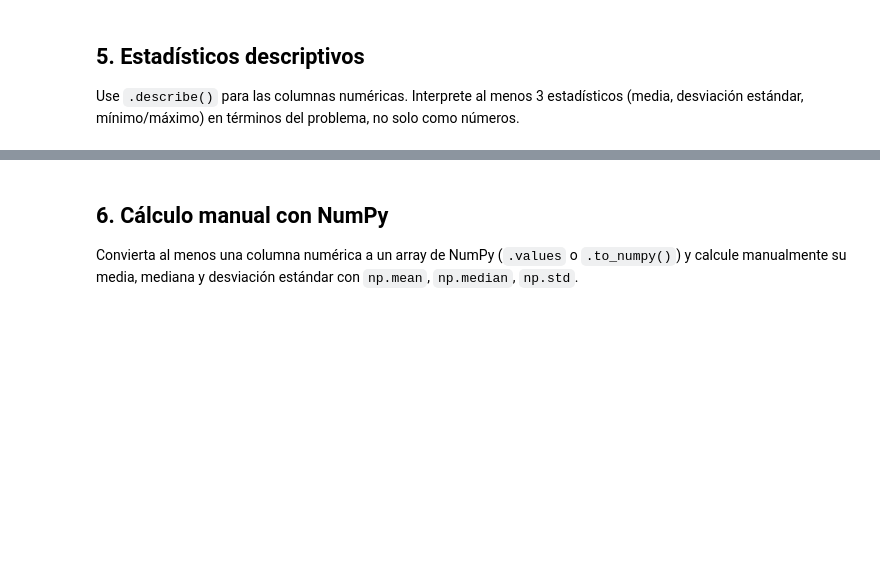
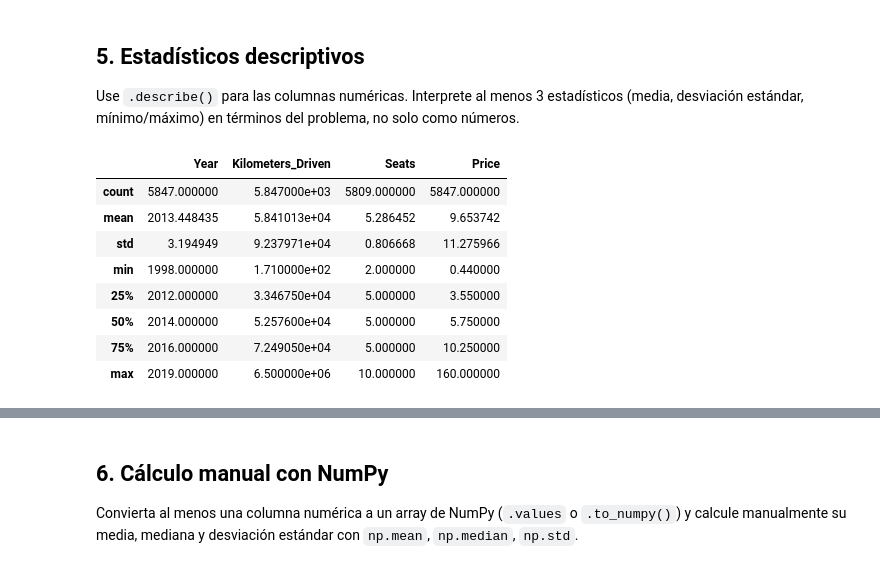
Before and after one commit to Jjes07/FundamentosML-Workshop1, a Jupyter notebook: EDA.ipynb, the cells around one changed output, grey strips where cells are left out. Cells and saved outputs as stored; diff of their text form; code cells hidden in the pictures; blank space fills up the shorter version.

```diff
--- a/EDA.ipynb
+++ b/EDA.ipynb
@@ -99,3 +176,15 @@ Use `.info()` y `.dtypes` para identificar qué columnas son numéricas, categó
 ## 5. Estadísticos descriptivos
 
 Use `.describe()` para las columnas numéricas. Interprete al menos 3 estadísticos (media, desviación estándar, mínimo/máximo) en términos del problema, no solo como números.
+# %%
+df[['Year', 'Kilometers_Driven', 'Seats', 'Price']].describe()
+# %% [output]
+|  | Year | Kilometers_Driven | Seats | Price |
+| count | 5847.000000 | 5.847000e+03 | 5809.000000 | 5847.000000 |
+| mean | 2013.448435 | 5.841013e+04 | 5.286452 | 9.653742 |
+| std | 3.194949 | 9.237971e+04 | 0.806668 | 11.275966 |
+| min | 1998.000000 | 1.710000e+02 | 2.000000 | 0.440000 |
+| 25% | 2012.000000 | 3.346750e+04 | 5.000000 | 3.550000 |
+| 50% | 2014.000000 | 5.257600e+04 | 5.000000 | 5.750000 |
+| 75% | 2016.000000 | 7.249050e+04 | 5.000000 | 10.250000 |
+| max | 2019.000000 | 6.500000e+06 | 10.000000 | 160.000000 |
```
Also changed, not shown: parts of 15 cells of this notebook.
